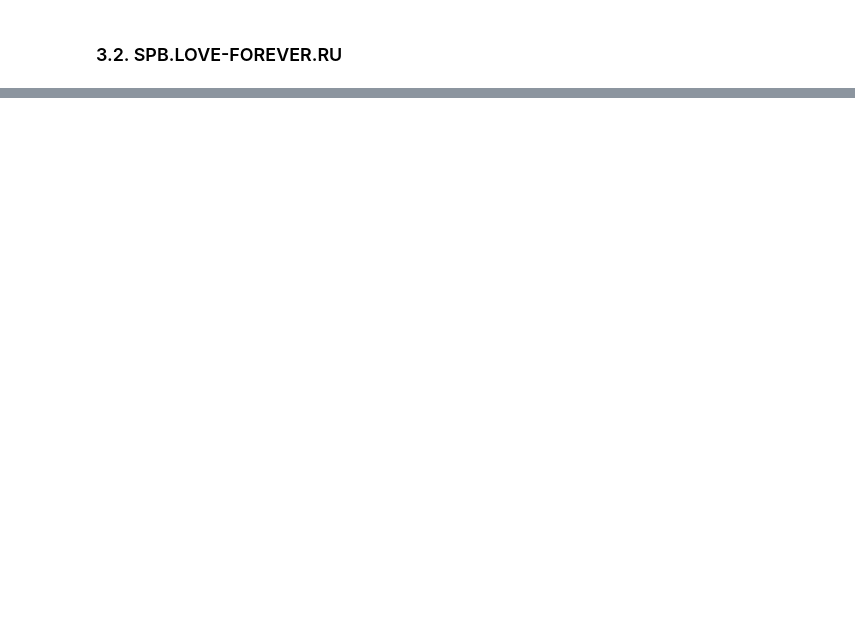
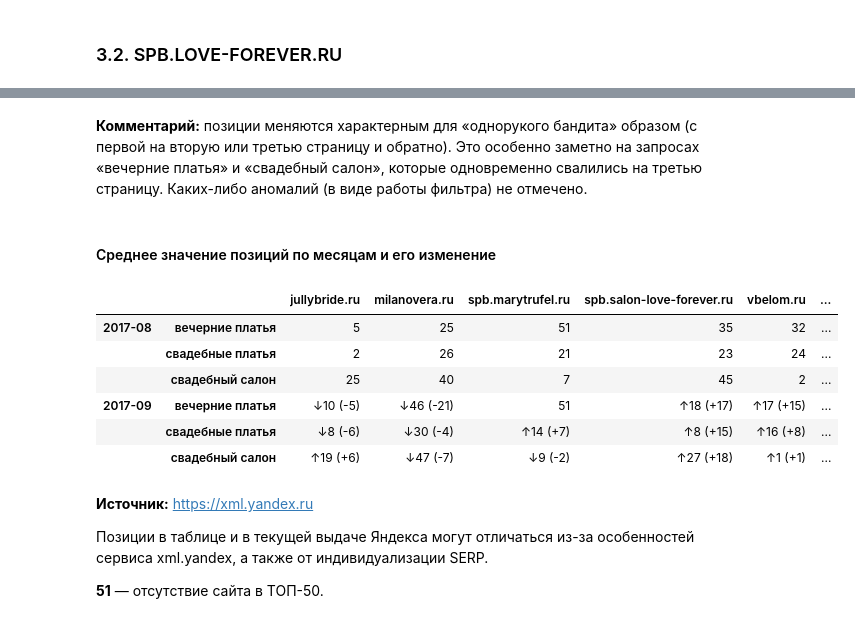
Before and after one commit to salon-love-forever/reports, a Jupyter notebook: salon-love-forever.ru.ipynb, the cells around one changed output, grey strips where cells are left out. Cells and saved outputs as stored; diff of their text form; code cells hidden in the pictures; blank space fills up the shorter version.

```diff
--- a/salon-love-forever.ru.ipynb
+++ b/salon-love-forever.ru.ipynb
@@ -225,0 +232,20 @@ change_positions(positions_spb)
+# %% [markdown]
+**Комментарий:** позиции меняются характерным для «однорукого бандита» образом (с первой на вторую или третью страницу и обратно). Это особенно заметно на запросах «вечерние платья» и «свадебный салон», которые одновременно свалились на третью страницу. Каких-либо аномалий (в виде работы фильтра) не отмечено.
+# %% [markdown]
+#### Среднее значение позиций по месяцам и его изменение
+# %%
+change_positions(positions_spb.unstack().resample('M', kind='period').mean().applymap(lambda x: round(x)).stack())
+# %% [output]
+|  |  | jullybride.ru | milanovera.ru | spb.marytrufel.ru | spb.salon-love-forever.ru | vbelom.ru | ... |
+| 2017-08 | вечерние платья | 5 | 25 | 51 | 35 | 32 | ... |
+|  | свадебные платья | 2 | 26 | 21 | 23 | 24 | ... |
+|  | свадебный салон | 25 | 40 | 7 | 45 | 2 | ... |
+| 2017-09 | вечерние платья | ↓10 (-5) | ↓46 (-21) | 51 | ↑18 (+17) | ↑17 (+15) | ... |
+|  | свадебные платья | ↓8 (-6) | ↓30 (-4) | ↑14 (+7) | ↑8 (+15) | ↑16 (+8) | ... |
+|  | свадебный салон | ↑19 (+6) | ↓47 (-7) | ↓9 (-2) | ↑27 (+18) | ↑1 (+1) | ... |
+# %% [markdown]
+**Источник:** https://xml.yandex.ru
+
+Позиции в таблице и в текущей выдаче Яндекса могут отличаться из-за особенностей сервиса xml.yandex, а также от индивидуализации SERP.
+
+**51** — отсутствие сайта в ТОП-50.
```
Also changed, not shown: parts of 20 cells of this notebook.
